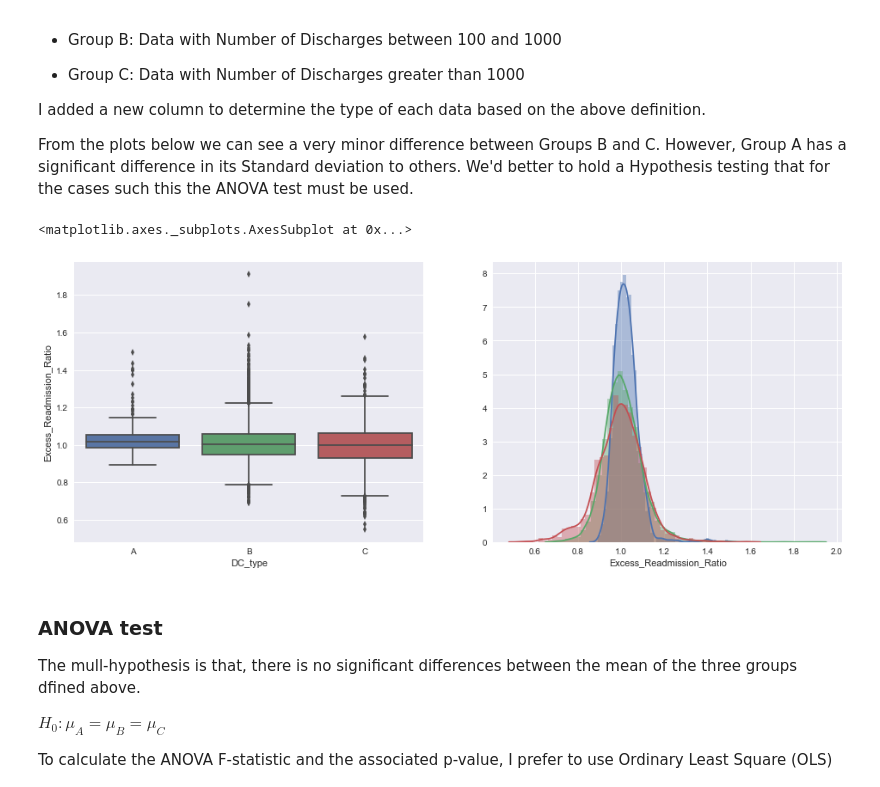
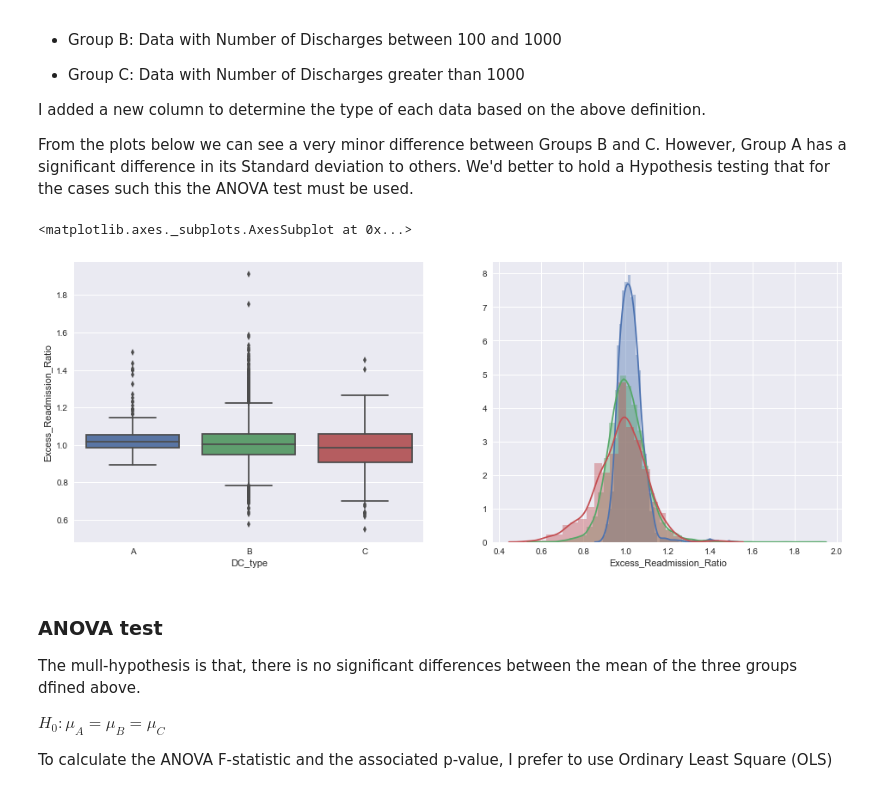
Before and after one commit to hnamzian/Springboard, a Jupyter notebook: Statistics/Statistics3-hospital_readmit/sliderule_dsi_inferential_statistics_exercise_3.ipynb, the cells around one changed output. Cells and saved outputs as stored; diff of their text form; code cells hidden in the pictures.

```diff
--- a/Statistics/Statistics3-hospital_readmit/sliderule_dsi_inferential_statistics_exercise_3.ipynb
+++ b/Statistics/Statistics3-hospital_readmit/sliderule_dsi_inferential_statistics_exercise_3.ipynb
@@ -143,19 +143,19 @@ From the plots below we can see a very minor difference between Groups B and C.
 # %%
 #clean_hospital_read_df['DC_type'] = 'B'
 clean_hospital_read_df.ix[clean_hospital_read_df['Number_of_Discharges'] < 100, 'DC_type'] = 'A'
-clean_hospital_read_df.ix[(clean_hospital_read_df['Number_of_Discharges'] < 450) & \
-                          (clean_hospital_read_df['Number_of_Discharges'] > 600), 'DC_type'] = 'B'
-clean_hospital_read_df.ix[clean_hospital_read_df['Number_of_Discharges'] > 700, 'DC_type'] = 'C'
+clean_hospital_read_df.ix[(clean_hospital_read_df['Number_of_Discharges'] < 1000) & \
+                          (clean_hospital_read_df['Number_of_Discharges'] > 100), 'DC_type'] = 'B'
+clean_hospital_read_df.ix[clean_hospital_read_df['Number_of_Discharges'] > 1000, 'DC_type'] = 'C'
 
 fig, ax = plt.subplots(1,2,figsize=[16,6])
 sns.boxplot(clean_hospital_read_df['DC_type'], clean_hospital_read_df['Excess_Readmission_Ratio'], ax=ax[0])
 
 sns.distplot(clean_hospital_read_df.ix[clean_hospital_read_df['DC_type']=='A', 'Excess_Readmission_Ratio'].dropna(), ax=ax[1])
 sns.distplot(clean_hospital_read_df.ix[clean_hospital_read_df['DC_type']=='B', 'Excess_Readmission_Ratio'].dropna(), ax=ax[1])
 sns.distplot(clean_hospital_read_df.ix[clean_hospital_read_df['DC_type']=='C', 'Excess_Readmission_Ratio'].dropna(), ax=ax[1])
 # %% [output]
 <matplotlib.axes._subplots.AxesSubplot at 0x...>
-[figure, old version]
+[figure, new version]
 # %% [markdown]
 ### ANOVA test
 
```
Also changed, not shown: parts of 2 cells of this notebook.
